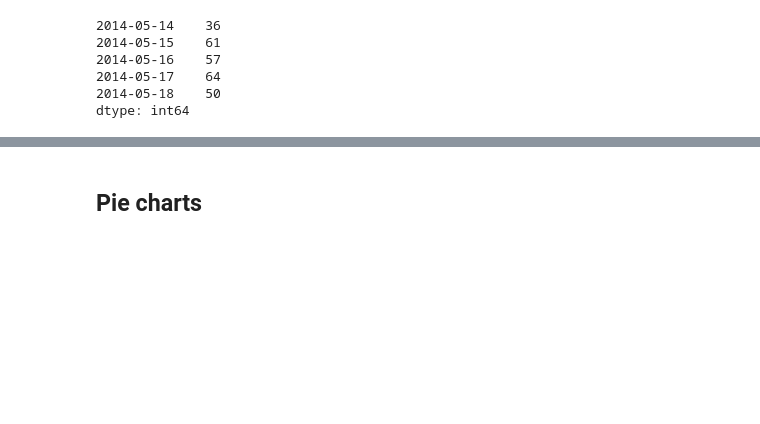
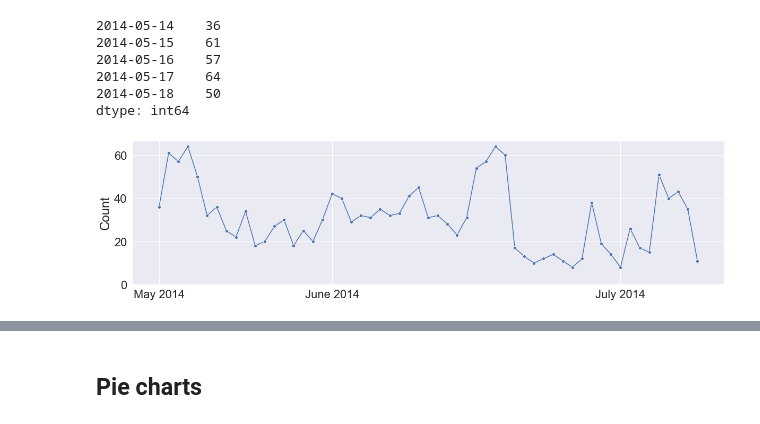
Before and after one commit to qszhao/PTUA2023, a Jupyter notebook: Lab06/Lab06_Visualization.ipynb, the cells around one changed output, grey strips where cells are left out. Cells and saved outputs as stored; diff of their text form; code cells hidden in the pictures; blank space fills up the shorter version.

```diff
--- a/Lab06/Lab06_Visualization.ipynb
+++ b/Lab06/Lab06_Visualization.ipynb
@@ -73,6 +93,15 @@ dtype: int64
 # %%
 # Q4: Draw a  matplotlib and seaborn line chart from countdata.
 # Please style the chart to make it look nicer with good size and alpha settings.
+sns.set_style('darkgrid')
+plt.subplots(figsize = (20, 5))
+sns.lineplot(data = countdata, marker='o')
+plt.ylabel("Count")
+plt.xticks(['2014-05-14', '2014-06-01', '2014-07-01'], ["May 2014", "June 2014", "July 2014"])
+plt.ylim(0)
+plt.show()
+# %% [output]
+[figure, added]
 # %%
 # Q5: Now you try: re-create the plot above with different line widths, colors, and point markers.
 # Play with moving the annotation labels around. Make the vertical tick marks 3 days apart instead of 5.
```
Also changed, not shown: parts of 7 cells of this notebook.
